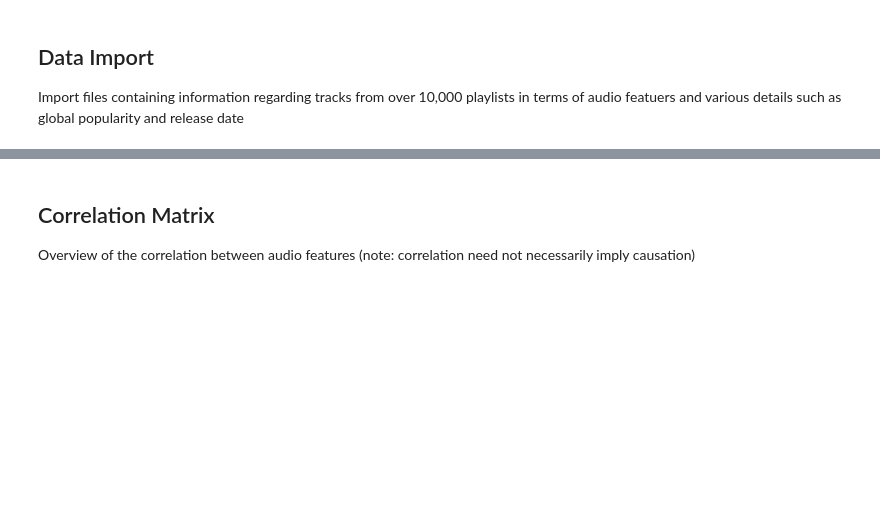
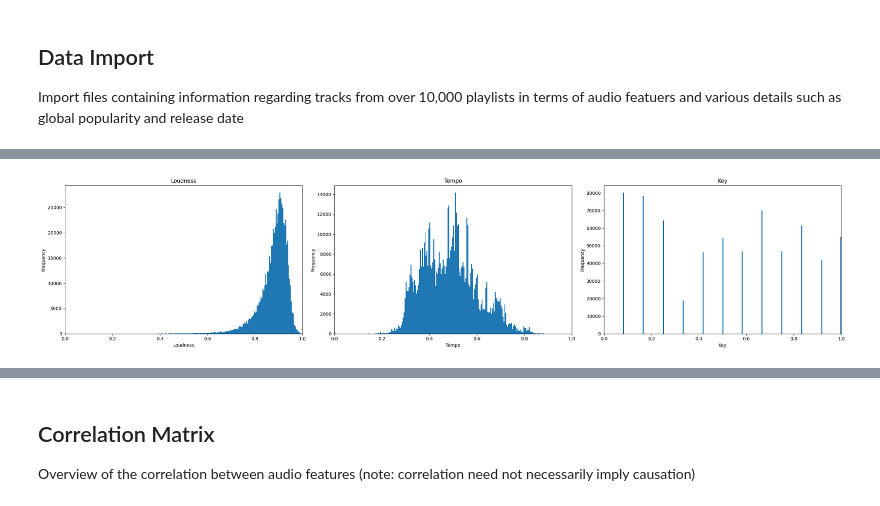
Before and after one commit to avock/TunesBlend-Engine, a Jupyter notebook: src/notebooks/trend_analysis.ipynb, the cells around one changed output, grey strips where cells are left out. Saved outputs shown, nothing was run; the diff lists cells and outputs as text; code cells hidden in the pictures; blank space fills up the shorter version.

```diff
--- a/src/notebooks/trend_analysis.ipynb
+++ b/src/notebooks/trend_analysis.ipynb
@@ -49,0 +109,16 @@ audio_features_list = ['danceability', 'energy', 'loudness', 'speechiness', 'aco
+# %%
+input_data_ranges = {
+    'loudness': (-60, 0),
+    'tempo': (0, 250),
+    'key': (-1, 11)
+}
+
+# min-max normalization
+for column, (input_min, input_max) in input_data_ranges.items():
+    after_graph_audio_features_df[column] = (before_graph_audio_features_df[column] - input_min) / (input_max - input_min)
+
+plot_graph(plot_title='After Min-max Normalization', subplots_per_row=3, max_x=1, graph_features_list=['loudness', 'tempo', 'key'])
+
+before_graph_audio_features_df = after_graph_audio_features_df.copy()
+# %% [output]
+[figure, added]
```
Also changed, not shown: parts of 23 cells of this notebook.
